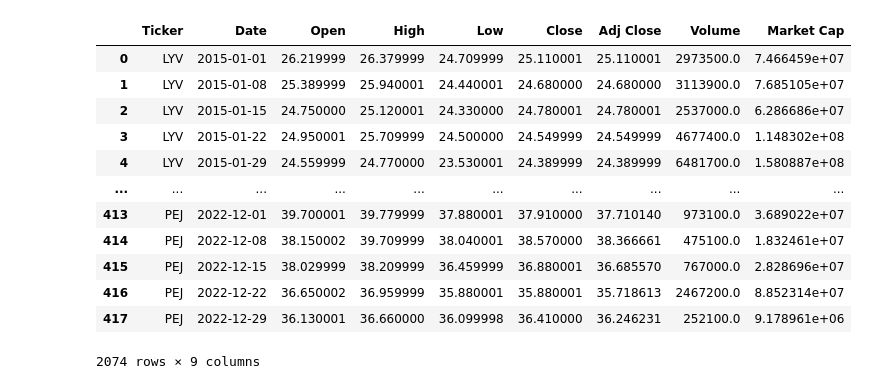
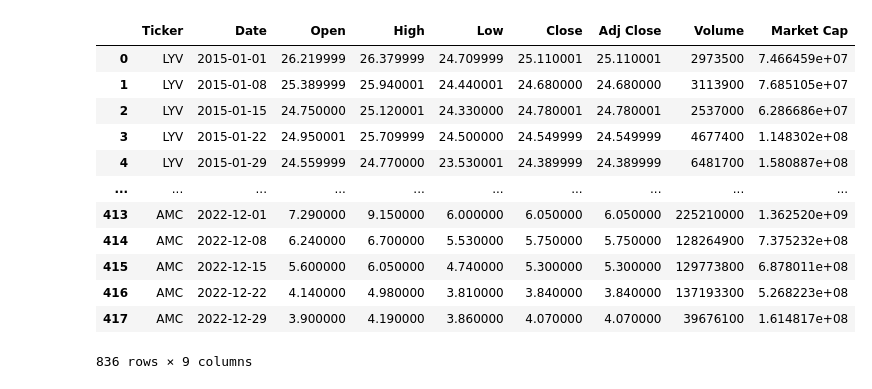
Before and after one commit to pathfindereleven/StockMkt_Analysis, a Jupyter notebook: Eleanor - Stocks.ipynb, the cells around one changed output. Saved outputs shown, nothing was run; the diff lists cells and outputs as text; code cells hidden in the pictures.

```diff
--- a/Eleanor - Stocks.ipynb
+++ b/Eleanor - Stocks.ipynb
@@ -6,12 +6,12 @@ import numpy as np
 import matplotlib.pyplot as plt
 from scipy import stats
 # %%
-ticker = "LYV"
+LYV = "LYV"
 precovid = int(time.mktime(datetime.datetime(2015, 1, 1, 23, 59).timetuple()))
 postcovid = int(time.mktime(datetime.datetime(2023, 1, 1, 23, 59).timetuple()))
 interval = "1wk"
 
-query_string = f"https://query1.finance.yahoo.com/v7/finance/download/{ticker}?period1={precovid}&period2={postcovid}&interval={interval}&events=history&includeAdjustedClose=true"
+query_string = f"https://query1.finance.yahoo.com/v7/finance/download/{LYV}?period1={precovid}&period2={postcovid}&interval={interval}&events=history&includeAdjustedClose=true"
 
 LYV = pd.read_csv(query_string)
 
@@ -31,13 +31,12 @@ plt.plot(LYV['Date'], regress_values, color='r')
 plt.xlabel('Date')
 plt.ylabel('Market Cap in 10s of Billions')
 plt.title('Live Nation Entertainment Inc. Market Cap Trend')
-plt.xticks(rotation=45)
 equation = f"y = {round(slope, 2)}x + {round(intercept, 2)}"
 corr = f"Correlation (r): {rvalue:.2f}"
-plt.annotate(equation, xy=(LYV['Date'].min(), LYV['Market Cap'].max()), xycoords='data', xytext=(20, -30),
-             textcoords='offset points', arrowprops=dict(arrowstyle="->", connectionstyle="arc3,rad=.2"))
-plt.annotate(corr, xy=(LYV['Date'].min(), LYV['Market Cap'].max()), xycoords='data', xytext=(20, -50),
-             textcoords='offset points', arrowprops=dict(arrowstyle="->", connectionstyle="arc3,rad=.2"))
+#plt.annotate(equation, xy=(LYV['Date'].min(), LYV['Market Cap'].max()), xycoords='data', xytext=(20, -30),
+             #textcoords='offset points', arrowprops=dict(arrowstyle="->", connectionstyle="arc3,rad=.2"))
+#plt.annotate(corr, xy=(LYV['Date'].min(), LYV['Market Cap'].max()), xycoords='data', xytext=(20, -50),
+             #textcoords='offset points', arrowprops=dict(arrowstyle="->", connectionstyle="arc3,rad=.2"))
 plt.tight_layout()
 plt.show()
 # %% [output]
@@ -45,6 +44,6 @@ plt.show()
 # %%
 # Define the new ticker symbol
-ticker2 = "AMC"
+AMC = "AMC"
 
 # Calculate UNIX timestamps for pre-covid and post-covid dates
 precovid = int(time.mktime(datetime.datetime(2015, 1, 1, 23, 59).timetuple()))
@@ -54,7 +53,7 @@ postcovid = int(time.mktime(datetime.datetime(2023, 1, 1, 23, 59).timetuple()))
 interval = "1wk"
 
 # Construct the query URL to fetch historical stock price data for AMC
-query_string = f"https://query1.finance.yahoo.com/v7/finance/download/{ticker2}?period1={precovid}&period2={postcovid}&interval={interval}&events=history&includeAdjustedClose=true"
+query_string = f"https://query1.finance.yahoo.com/v7/finance/download/{AMC}?period1={precovid}&period2={postcovid}&interval={interval}&events=history&includeAdjustedClose=true"
 
 # Fetch the data using pandas
 amc = pd.read_csv(query_string)
@@ -75,13 +74,12 @@ plt.plot(amc['Date'], regress_values, color='r')
 plt.xlabel('Date')
 plt.ylabel('Market Cap in 10s of Billions')
 plt.title('AMC Entertainment Holdings Inc. Market Cap Trend')
-plt.xticks(rotation=45)
 equation = f"y = {round(slope, 2)}x + {round(intercept, 2)}"
 corr = f"Correlation (r): {rvalue:.2f}"
-plt.annotate(equation, xy=(amc['Date'].min(), amc['Market Cap'].max()), xycoords='data', xytext=(20, -30),
-             textcoords='offset points', arrowprops=dict(arrowstyle="->", connectionstyle="arc3,rad=.2"))
-plt.annotate(corr, xy=(amc['Date'].min(), amc['Market Cap'].max()), xycoords='data', xytext=(20, -50),
-             textcoords='offset points', arrowprops=dict(arrowstyle="->", connectionstyle="arc3,rad=.2"))
+#plt.annotate(equation, xy=(amc['Date'].min(), amc['Market Cap'].max()), xycoords='data', xytext=(20, -30),
+            # textcoords='offset points', arrowprops=dict(arrowstyle="->", connectionstyle="arc3,rad=.2"))
+#plt.annotate(corr, xy=(amc['Date'].min(), amc['Market Cap'].max()), xycoords='data', xytext=(20, -50),
+             # textcoords='offset points', arrowprops=dict(arrowstyle="->", connectionstyle="arc3,rad=.2"))
 plt.tight_layout()
 plt.show()
 # %% [output]
@@ -221,37 +87,39 @@ plt.show()
 # %%
+# Initialize a list of tickers for the ETFs
+tickers = ["LYV", "AMC"]
+
 # Initialize an empty list to store the dataframes for each ETF
-tickers = [ticker, ticker2, eft, eft2, eft3]
 dfs = []
 
-# Fetch the data for each ETF and store in the dfs list
+# Fetch the data for each ETF and store it in the dfs list
 for ticker in tickers:
     query_string = f"https://query1.finance.yahoo.com/v7/finance/download/{ticker}?period1={precovid}&period2={postcovid}&interval={interval}&events=history&includeAdjustedClose=true"
     df = pd.read_csv(query_string)
     df['Ticker'] = ticker  # Add a new column to store the ETF ticker symbol
     df['Date'] = pd.to_datetime(df['Date'])  # Convert Date to datetime format
     dfs.append(df)
 
 # Concatenate all the dataframes in the dfs list based on the common "Date" column
 combined_df = pd.concat(dfs)
 
 # Calculate Market Cap for each ETF
 combined_df['Market Cap'] = combined_df['Close'].astype(float) * combined_df['Volume'].astype(float)
 
 # Rearrange columns with "Ticker" as the first column
 combined_df = combined_df[['Ticker'] + [col for col in combined_df.columns if col != 'Ticker']]
 
 combined_df
 # %% [output]
 |  | Ticker | Date | Open | High | Low | Close | Adj Close | Volume | Market Cap |
-| 0 | LYV | 2015-01-01 | 26.219999 | 26.379999 | 24.709999 | 25.110001 | 25.110001 | 2973500.0 | 7.466459e+07 |
-| 1 | LYV | 2015-01-08 | 25.389999 | 25.940001 | 24.440001 | 24.680000 | 24.680000 | 3113900.0 | 7.685105e+07 |
-| 2 | LYV | 2015-01-15 | 24.750000 | 25.120001 | 24.330000 | 24.780001 | 24.780001 | 2537000.0 | 6.286686e+07 |
-| 3 | LYV | 2015-01-22 | 24.950001 | 25.709999 | 24.500000 | 24.549999 | 24.549999 | 4677400.0 | 1.148302e+08 |
-| 4 | LYV | 2015-01-29 | 24.559999 | 24.770000 | 23.530001 | 24.389999 | 24.389999 | 6481700.0 | 1.580887e+08 |
+| 0 | LYV | 2015-01-01 | 26.219999 | 26.379999 | 24.709999 | 25.110001 | 25.110001 | 2973500 | 7.466459e+07 |
+| 1 | LYV | 2015-01-08 | 25.389999 | 25.940001 | 24.440001 | 24.680000 | 24.680000 | 3113900 | 7.685105e+07 |
+| 2 | LYV | 2015-01-15 | 24.750000 | 25.120001 | 24.330000 | 24.780001 | 24.780001 | 2537000 | 6.286686e+07 |
+| 3 | LYV | 2015-01-22 | 24.950001 | 25.709999 | 24.500000 | 24.549999 | 24.549999 | 4677400 | 1.148302e+08 |
+| 4 | LYV | 2015-01-29 | 24.559999 | 24.770000 | 23.530001 | 24.389999 | 24.389999 | 6481700 | 1.580887e+08 |
 | ... | ... | ... | ... | ... | ... | ... | ... | ... | ... |
-| 413 | PEJ | 2022-12-01 | 39.700001 | 39.779999 | 37.880001 | 37.910000 | 37.710140 | 973100.0 | 3.689022e+07 |
-| 414 | PEJ | 2022-12-08 | 38.150002 | 39.709999 | 38.040001 | 38.570000 | 38.366661 | 475100.0 | 1.832461e+07 |
-| 415 | PEJ | 2022-12-15 | 38.029999 | 38.209999 | 36.459999 | 36.880001 | 36.685570 | 767000.0 | 2.828696e+07 |
-| 416 | PEJ | 2022-12-22 | 36.650002 | 36.959999 | 35.880001 | 35.880001 | 35.718613 | 2467200.0 | 8.852314e+07 |
-| 417 | PEJ | 2022-12-29 | 36.130001 | 36.660000 | 36.099998 | 36.410000 | 36.246231 | 252100.0 | 9.178961e+06 |
+| 413 | AMC | 2022-12-01 | 7.290000 | 9.150000 | 6.000000 | 6.050000 | 6.050000 | 225210000 | 1.362520e+09 |
+| 414 | AMC | 2022-12-08 | 6.240000 | 6.700000 | 5.530000 | 5.750000 | 5.750000 | 128264900 | 7.375232e+08 |
+| 415 | AMC | 2022-12-15 | 5.600000 | 6.050000 | 4.740000 | 5.300000 | 5.300000 | 129773800 | 6.878011e+08 |
+| 416 | AMC | 2022-12-22 | 4.140000 | 4.980000 | 3.810000 | 3.840000 | 3.840000 | 137193300 | 5.268223e+08 |
+| 417 | AMC | 2022-12-29 | 3.900000 | 4.190000 | 3.860000 | 4.070000 | 4.070000 | 39676100 | 1.614817e+08 |
-2074 rows × 9 columns
+836 rows × 9 columns
```
Also changed, not shown: parts of 5 cells of this notebook.
